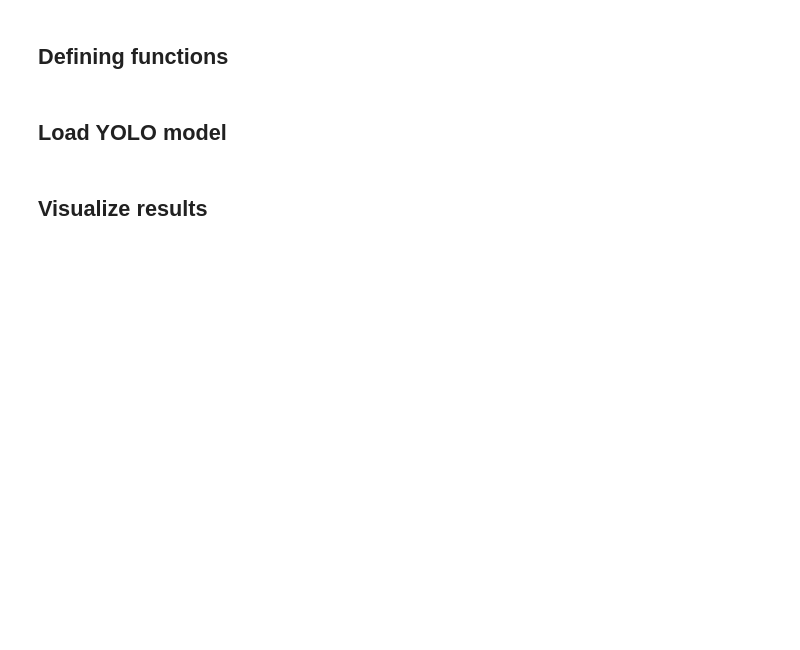
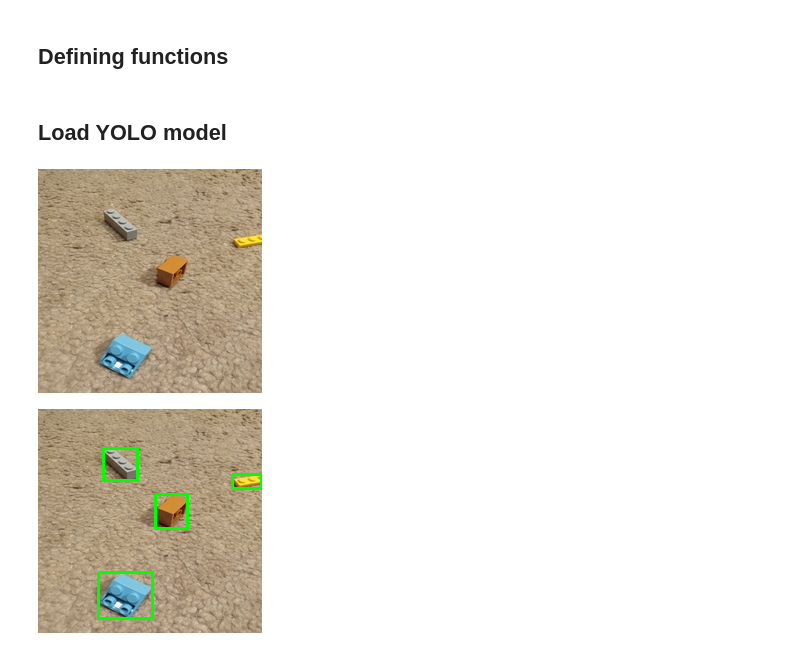
Before and after one commit to Johnny-droid/Lego-Image-Detector, a Jupyter notebook: p2/task3.ipynb, the cells around one changed output. Cells and saved outputs as stored; diff of their text form; code cells hidden in the pictures; blank space fills up the shorter version.

```diff
--- a/p2/task3.ipynb
+++ b/p2/task3.ipynb
@@ -86,24 +72,0 @@ print(boxes[0])
-# %% [markdown]
-## Visualize results
-# %%
-def get_file_names(directory):
-    file_names = []
-    for filename in os.listdir(directory):
-        if os.path.isfile(os.path.join(directory, filename)):
-            file_names.append(filename)
-    return file_names
-
-def loadImage(num, dataDir="datasets/smol", size = 1):
-
-    img = cv2.imread(os.path.join(dataDir, f'{num}'))
-    img = cv2.resize(img, (0, 0), fx = size, fy = size)
-    return img
-
-def render(image):
-    if image.dtype == np.float64:
-        image = cv2.convertScaleAbs(image)
-    if len(image.shape) == 3 and image.shape[2] == 3: # BGR or RGB
-        if np.array_equal(image[:, :, 0], image[:, :, 2]):
-            image = cv2.cvtColor(image, cv2.COLOR_BGR2RGB)
-    img_bytes = cv2.imencode('.png', image)[1].tobytes()
-    display(Image(data=img_bytes))
@@ -113,0 +73,12 @@ for name in get_file_names(folder_name):
+# %%
+test_image = 'datasets/images/valid/4_1.jpg'
+yolo = YOLO('yolov8s.pt')
+
+bbs = run_yolo(yolo, test_image)
+img = loadImage('4_1.jpg')
+render(img)
+img_bb = drawBB(img, bbs)
+render(img_bb)
+# %% [output]
+[figure, added]
+[figure, added]
```
Also changed, not shown: parts of 9 cells of this notebook.
